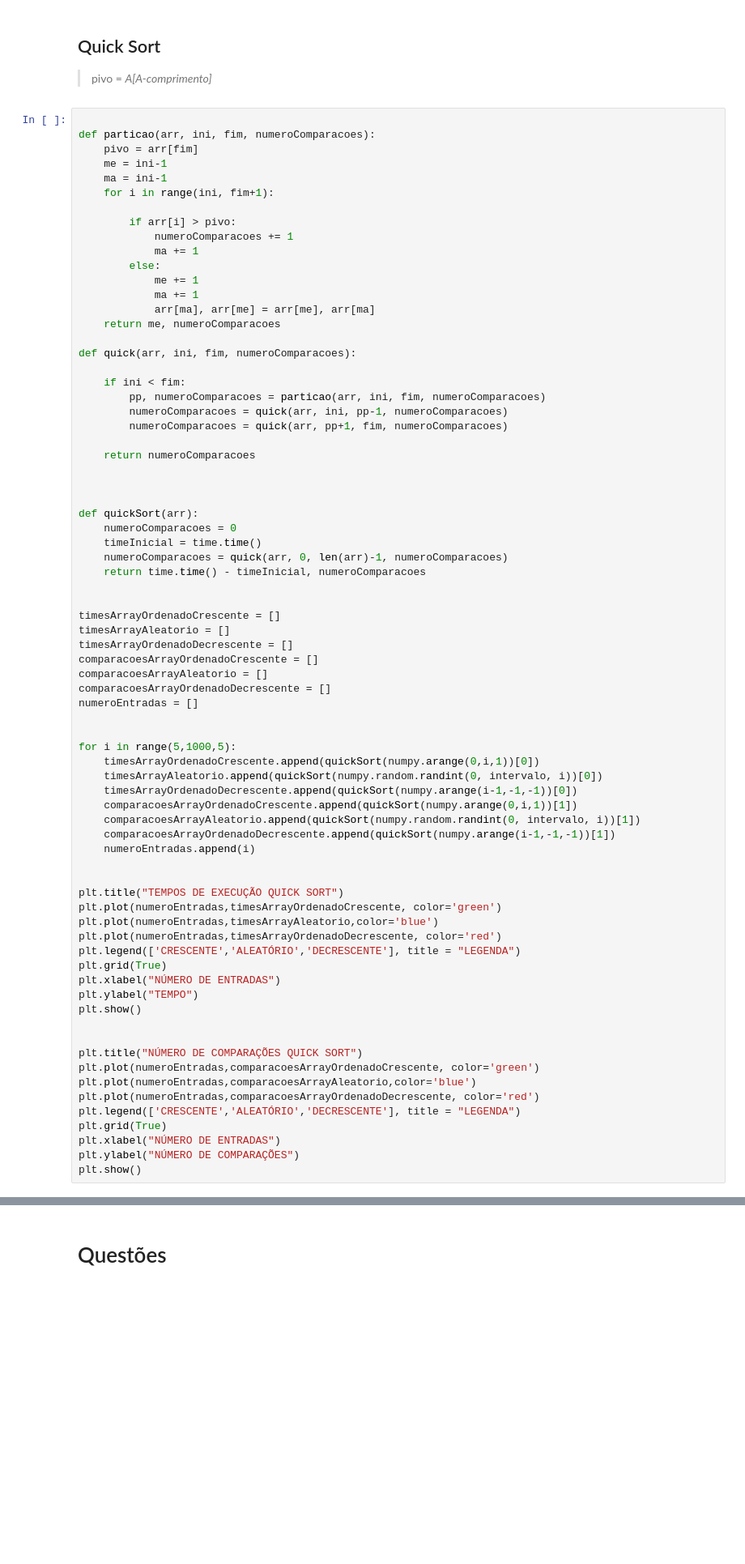
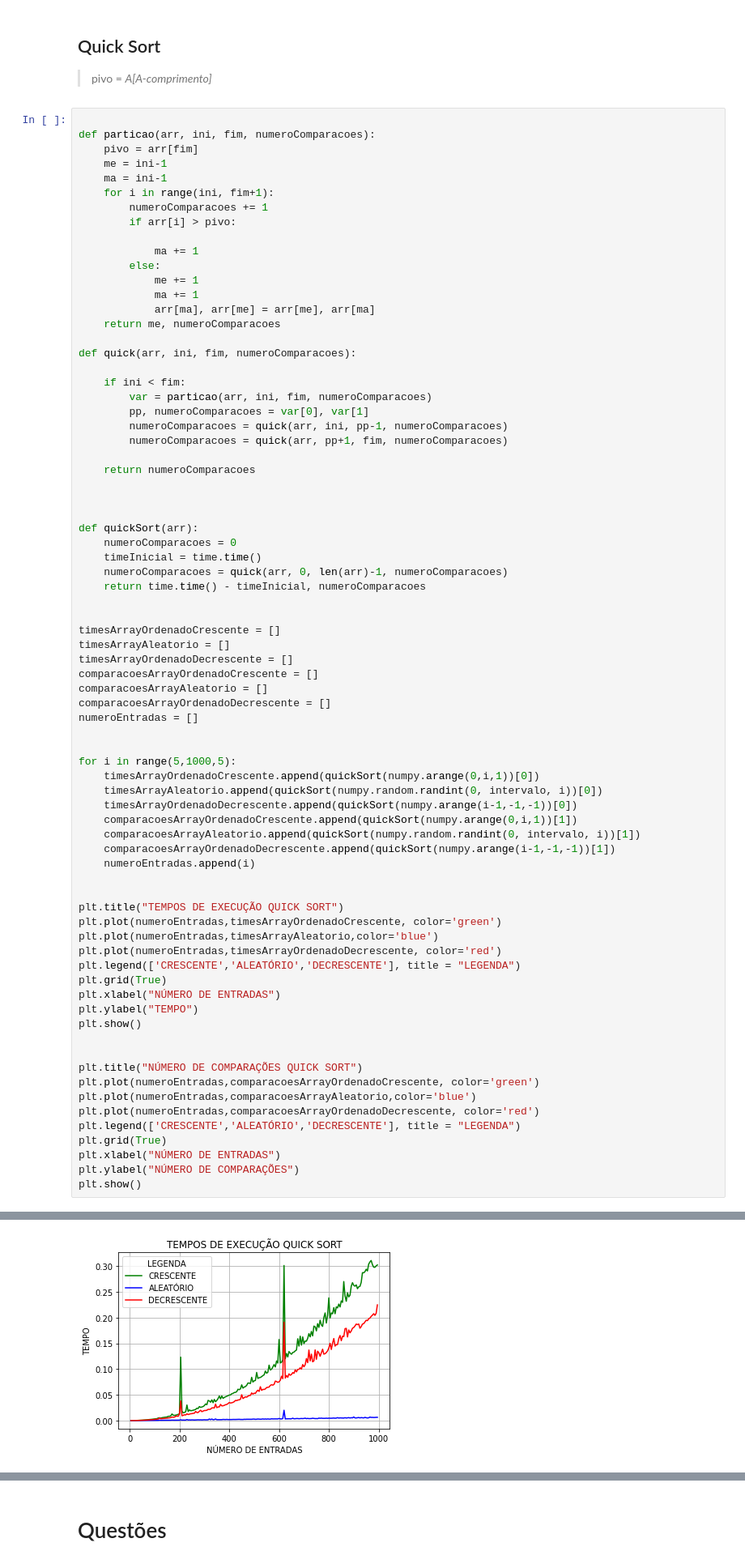
Before and after one commit to fabioVitorTavares/EFC1-GCC253---Complexidade-e-Projeto-de-Algoritmos, a Jupyter notebook: EFC1_GCC_253.ipynb, the cells around one changed output, grey strips where cells are left out. Shown: that part at 81% size. Saved outputs shown, nothing was run; the diff lists cells and outputs as text; blank space fills up the shorter version.

```diff
--- a/EFC1_GCC_253.ipynb
+++ b/EFC1_GCC_253.ipynb
@@ -317,9 +321,9 @@ def particao(arr, ini, fim, numeroComparacoes):
     me = ini-1
     ma = ini-1
     for i in range(ini, fim+1):
+        numeroComparacoes += 1
+        if arr[i] > pivo:
 
-        if arr[i] > pivo:
-            numeroComparacoes += 1
             ma += 1
         else:
             me += 1
@@ -330,7 +334,8 @@ def particao(arr, ini, fim, numeroComparacoes):
 def quick(arr, ini, fim, numeroComparacoes):
 
     if ini < fim:
-        pp, numeroComparacoes = particao(arr, ini, fim, numeroComparacoes)
+        var = particao(arr, ini, fim, numeroComparacoes)
+        pp, numeroComparacoes = var[0], var[1]
         numeroComparacoes = quick(arr, ini, pp-1, numeroComparacoes)
         numeroComparacoes = quick(arr, pp+1, fim, numeroComparacoes)
 
@@ -388,0 +393 @@ RecursionError: ignored
+[figure, added]
```
Also changed, not shown: parts of 2 cells of this notebook.
